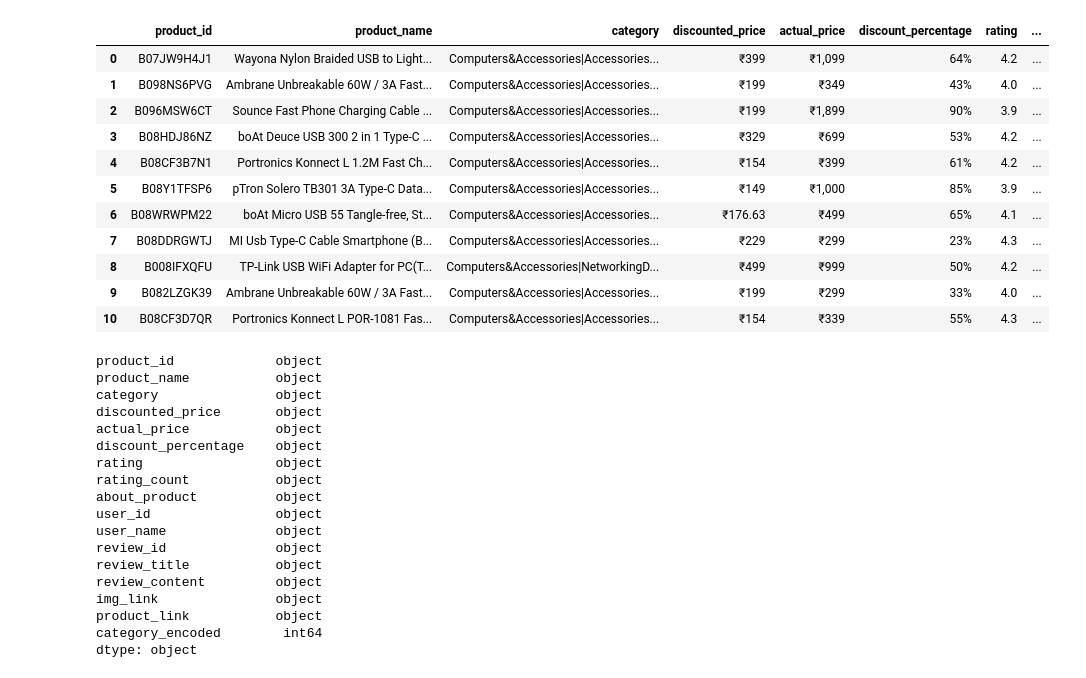
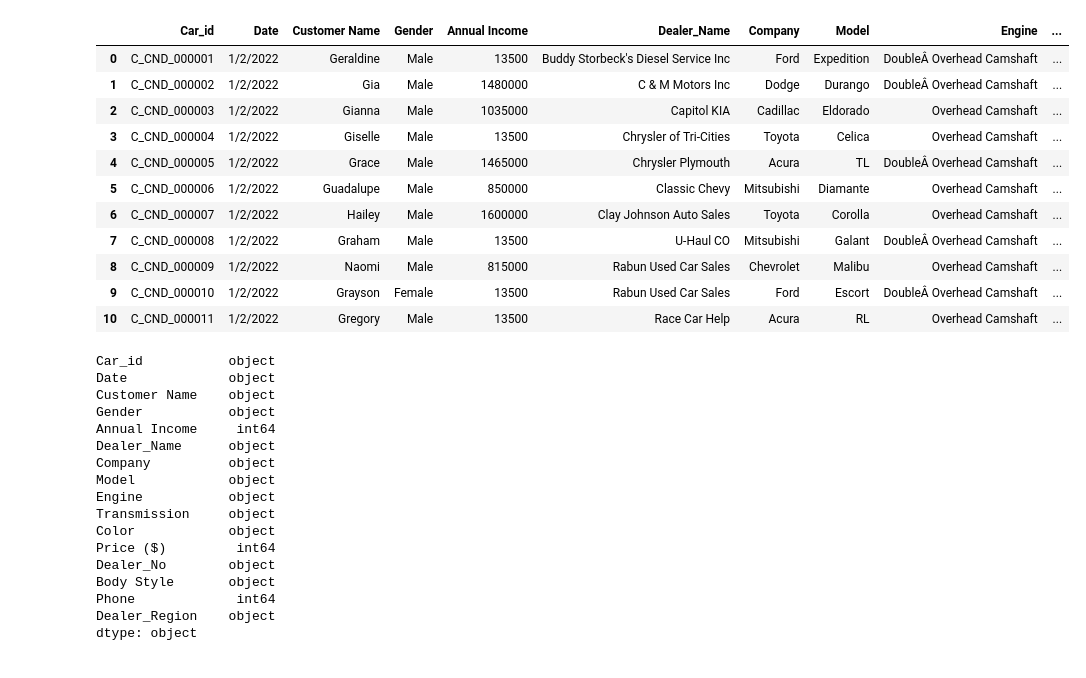
Before and after one commit to Sneha8553/sneha_IT, a Jupyter notebook: task 3.ipynb, the cells around one changed output. Saved outputs shown, nothing was run; the diff lists cells and outputs as text; code cells hidden in the pictures.

```diff
--- a/task 3.ipynb
+++ b/task 3.ipynb
@@ -63,37 +52,36 @@ memory usage: 183.3+ KB
 # %%
-df = pd.read_csv("amazon.csv")
+df = pd.read_csv("car.csv")
 df.head(11)
 # %% [output]
-|  | product_id | product_name | category | discounted_price | actual_price | discount_percentage | rating | ... |
-| 0 | B07JW9H4J1 | Wayona Nylon Braided USB to Light... | Computers&Accessories|Accessories... | ₹399 | ₹1,099 | 64% | 4.2 | ... |
-| 1 | B098NS6PVG | Ambrane Unbreakable 60W / 3A Fast... | Computers&Accessories|Accessories... | ₹199 | ₹349 | 43% | 4.0 | ... |
-| 2 | B096MSW6CT | Sounce Fast Phone Charging Cable ... | Computers&Accessories|Accessories... | ₹199 | ₹1,899 | 90% | 3.9 | ... |
-| 3 | B08HDJ86NZ | boAt Deuce USB 300 2 in 1 Type-C ... | Computers&Accessories|Accessories... | ₹329 | ₹699 | 53% | 4.2 | ... |
-| 4 | B08CF3B7N1 | Portronics Konnect L 1.2M Fast Ch... | Computers&Accessories|Accessories... | ₹154 | ₹399 | 61% | 4.2 | ... |
-| 5 | B08Y1TFSP6 | pTron Solero TB301 3A Type-C Data... | Computers&Accessories|Accessories... | ₹149 | ₹1,000 | 85% | 3.9 | ... |
-| 6 | B08WRWPM22 | boAt Micro USB 55 Tangle-free, St... | Computers&Accessories|Accessories... | ₹176.63 | ₹499 | 65% | 4.1 | ... |
-| 7 | B08DDRGWTJ | MI Usb Type-C Cable Smartphone (B... | Computers&Accessories|Accessories... | ₹229 | ₹299 | 23% | 4.3 | ... |
-| 8 | B008IFXQFU | TP-Link USB WiFi Adapter for PC(T... | Computers&Accessories|NetworkingD... | ₹499 | ₹999 | 50% | 4.2 | ... |
-| 9 | B082LZGK39 | Ambrane Unbreakable 60W / 3A Fast... | Computers&Accessories|Accessories... | ₹199 | ₹299 | 33% | 4.0 | ... |
-| 10 | B08CF3D7QR | Portronics Konnect L POR-1081 Fas... | Computers&Accessories|Accessories... | ₹154 | ₹339 | 55% | 4.3 | ... |
+|  | Car_id | Date | Customer Name | Gender | Annual Income | Dealer_Name | Company | Model | Engine | ... |
+| 0 | C_CND_000001 | 1/2/2022 | Geraldine | Male | 13500 | Buddy Storbeck's Diesel Service Inc | Ford | Expedition | DoubleÂ Overhead Camshaft | ... |
+| 1 | C_CND_000002 | 1/2/2022 | Gia | Male | 1480000 | C & M Motors Inc | Dodge | Durango | DoubleÂ Overhead Camshaft | ... |
+| 2 | C_CND_000003 | 1/2/2022 | Gianna | Male | 1035000 | Capitol KIA | Cadillac | Eldorado | Overhead Camshaft | ... |
+| 3 | C_CND_000004 | 1/2/2022 | Giselle | Male | 13500 | Chrysler of Tri-Cities | Toyota | Celica | Overhead Camshaft | ... |
+| 4 | C_CND_000005 | 1/2/2022 | Grace | Male | 1465000 | Chrysler Plymouth | Acura | TL | DoubleÂ Overhead Camshaft | ... |
+| 5 | C_CND_000006 | 1/2/2022 | Guadalupe | Male | 850000 | Classic Chevy | Mitsubishi | Diamante | Overhead Camshaft | ... |
+| 6 | C_CND_000007 | 1/2/2022 | Hailey | Male | 1600000 | Clay Johnson Auto Sales | Toyota | Corolla | Overhead Camshaft | ... |
+| 7 | C_CND_000008 | 1/2/2022 | Graham | Male | 13500 | U-Haul CO | Mitsubishi | Galant | DoubleÂ Overhead Camshaft | ... |
+| 8 | C_CND_000009 | 1/2/2022 | Naomi | Male | 815000 | Rabun Used Car Sales | Chevrolet | Malibu | Overhead Camshaft | ... |
+| 9 | C_CND_000010 | 1/2/2022 | Grayson | Female | 13500 | Rabun Used Car Sales | Ford | Escort | DoubleÂ Overhead Camshaft | ... |
+| 10 | C_CND_000011 | 1/2/2022 | Gregory | Male | 13500 | Race Car Help | Acura | RL | Overhead Camshaft | ... |
 # %%
 print(df.dtypes)
 # %% [output]
-product_id             object
-product_name           object
-category               object
-discounted_price       object
-actual_price           object
-discount_percentage    object
-rating                 object
-rating_count           object
-about_product          object
-user_id                object
-user_name              object
-review_id              object
-review_title           object
-review_content         object
-img_link               object
-product_link           object
-category_encoded        int64
+Car_id           object
+Date             object
+Customer Name    object
+Gender           object
+Annual Income     int64
+Dealer_Name      object
+Company          object
+Model            object
+Engine           object
+Transmission     object
+Color            object
+Price ($)         int64
+Dealer_No        object
+Body Style       object
+Phone             int64
+Dealer_Region    object
 dtype: object
```
Also changed, not shown: parts of 28 cells of this notebook, 1 other file.
